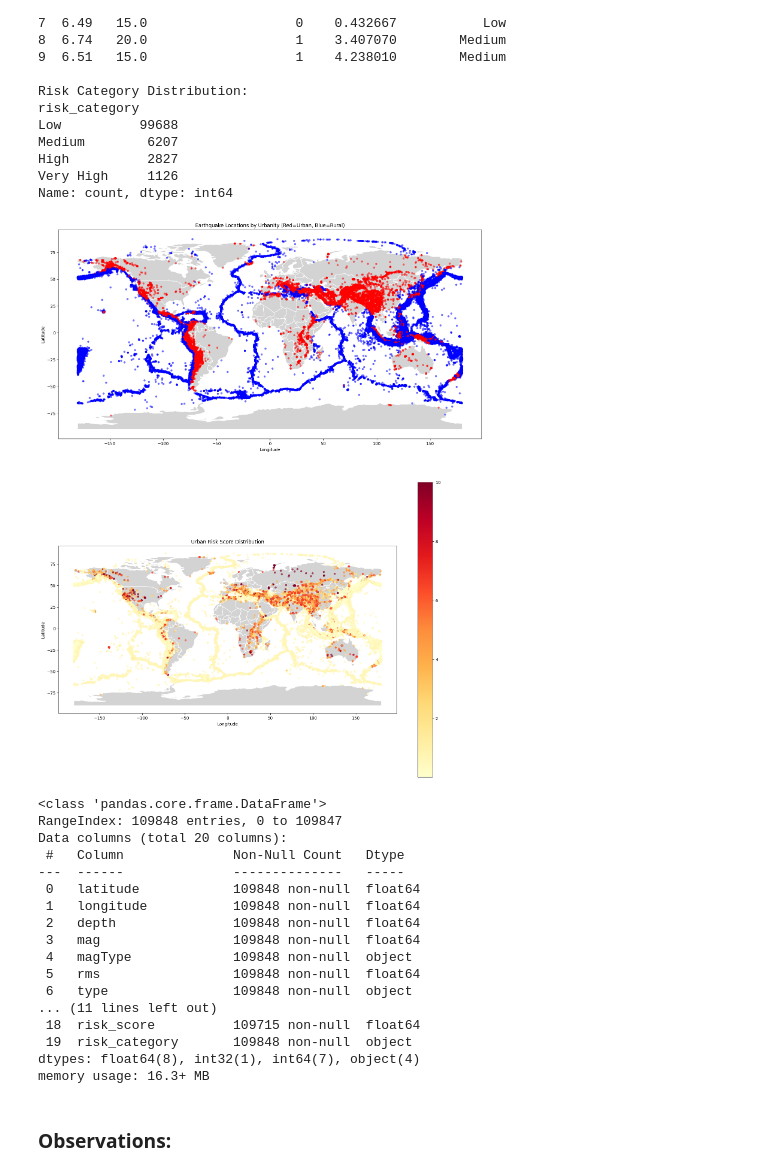
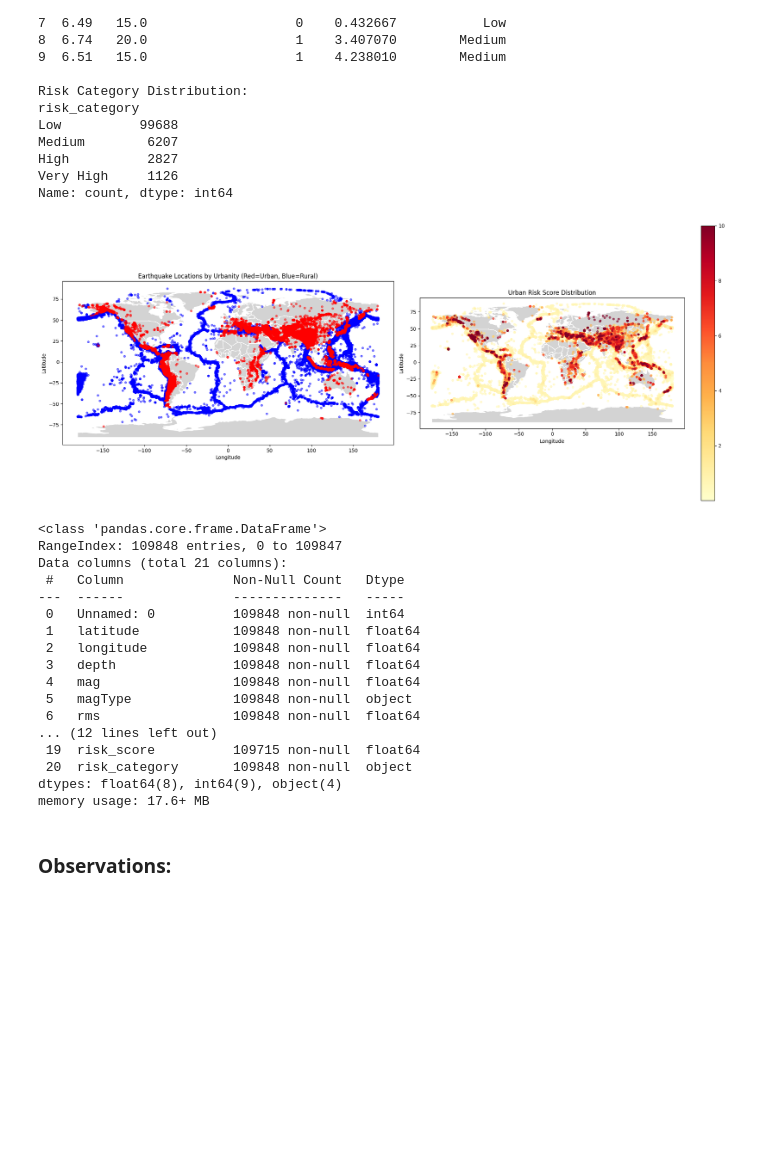
Before and after one commit to ImpactsenseAI-Intern-Project-OCT25/impactsenseAI-Infosys-Intern-project, a Jupyter notebook: milestone_2/week_4/Day_15/urban_area_indicator.ipynb, the cells around one changed output. Cells and saved outputs as stored; diff of their text form; code cells hidden in the pictures; blank space fills up the shorter version.

```diff
--- a/milestone_2/week_4/Day_15/urban_area_indicator.ipynb
+++ b/milestone_2/week_4/Day_15/urban_area_indicator.ipynb
@@ -28,7 +28,7 @@ import pandas as pd
 import matplotlib.pyplot as plt
 
 # Convert earthquake DataFrame to GeoDataFrame
-df = pd.read_csv('D:\internship\impactsenseAI-Infosys-Intern-project\data\preprocessed_earthquake_data.csv')
+df = pd.read_csv('../../../data/final_preprocessed_earthquake_data.csv')
 gdf_points = gpd.GeoDataFrame(
     df, geometry=gpd.points_from_xy(df.longitude, df.latitude), crs="EPSG:4326"
 )
@@ -126,8 +124,8 @@ df['risk_category'] = gdf_joined['risk_category']
 
 # Plot earthquake locations colored by urbanity indicator
 world = gpd.read_file('../../../shp/ne_110m_admin_0_countries.shp')
-
-fig, axes = plt.subplots(2, 1, figsize=(15, 20))
+gdf_joined = gdf_joined.sort_values(by='risk_score')
+fig, axes = plt.subplots(1, 2, figsize=(20, 8))
 
 # Plot 1: Urbanity Indicator
 ax1 = axes[0]
@@ -137,54 +135,54 @@ gdf_joined.plot(
     ax=ax1,
     marker='o',
     column='urbanity_indicator',
     color=gdf_joined['urbanity_indicator'].map(colors),
     markersize=15,
     alpha=0.5
 )
 ax1.set_title('Earthquake Locations by Urbanity (Red=Urban, Blue=Rural)')
 ax1.set_xlabel('Longitude')
 ax1.set_ylabel('Latitude')
 
 # Plot 2: Urban Risk Score
 ax2 = axes[1]
 world.plot(ax=ax2, color='lightgrey', edgecolor='white')
 gdf_joined.plot(
     ax=ax2,
     marker='o',
     column='risk_score',
     cmap='YlOrRd',
     markersize=15,
     alpha=0.6,
     legend=True
 )
 ax2.set_title('Urban Risk Score Distribution')
 ax2.set_xlabel('Longitude')
 ax2.set_ylabel('Latitude')
 
 plt.tight_layout()
 plt.show()
 # %% [output]
-[figure, old version]
+[figure, new version]
 # %%
 df.info()
 # %% [output]
 <class 'pandas.core.frame.DataFrame'>
 RangeIndex: 109848 entries, 0 to 109847
-Data columns (total 20 columns):
+Data columns (total 21 columns):
  #   Column              Non-Null Count   Dtype
 ---  ------              --------------   -----
- 0   latitude            109848 non-null  float64
- 1   longitude           109848 non-null  float64
- 2   depth               109848 non-null  float64
- 3   mag                 109848 non-null  float64
- 4   magType             109848 non-null  object
- 5   rms                 109848 non-null  float64
- 6   type                109848 non-null  object
-... (11 lines left out)
- 18  risk_score          109715 non-null  float64
- 19  risk_category       109848 non-null  object
-dtypes: float64(8), int32(1), int64(7), object(4)
-memory usage: 16.3+ MB
+ 0   Unnamed: 0          109848 non-null  int64
+ 1   latitude            109848 non-null  float64
+ 2   longitude           109848 non-null  float64
+ 3   depth               109848 non-null  float64
+ 4   mag                 109848 non-null  float64
+ 5   magType             109848 non-null  object
+ 6   rms                 109848 non-null  float64
+... (12 lines left out)
+ 19  risk_score          109715 non-null  float64
+ 20  risk_category       109848 non-null  object
+dtypes: float64(8), int64(9), object(4)
+memory usage: 17.6+ MB
 # %%
 df.to_csv('../../../data/preprocessed_earthquake_data_v4.csv')
 # %% [markdown]
```
Also changed, not shown: parts of 4 cells of this notebook.
